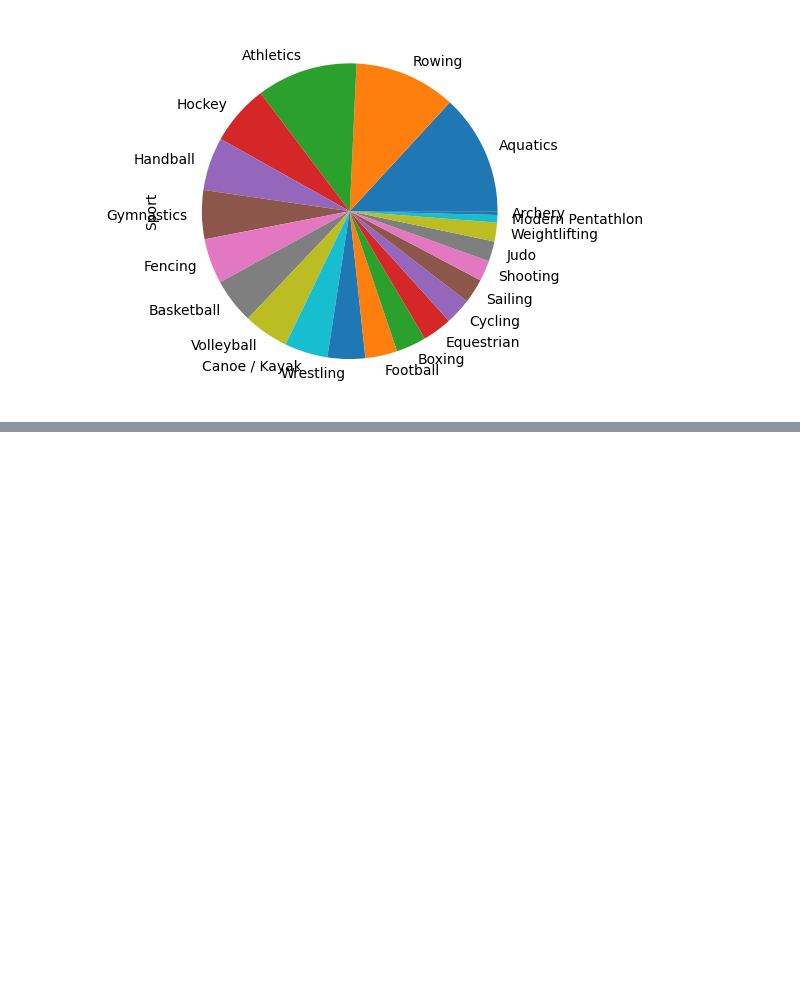
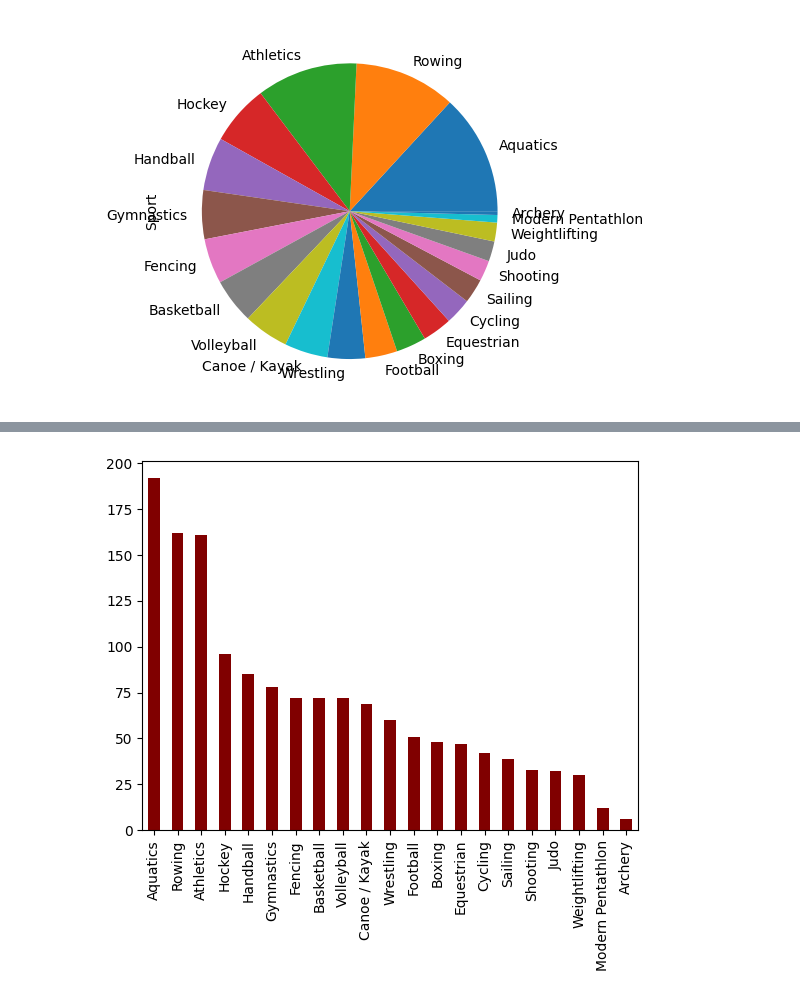
Before and after one commit to dbasdanis/python_practice, a Jupyter notebook: pandas/pandas_doc.ipynb, the cells around one changed output, grey strips where cells are left out. Saved outputs shown, nothing was run; the diff lists cells and outputs as text; code cells hidden in the pictures; blank space fills up the shorter version.

```diff
--- a/pandas/pandas_doc.ipynb
+++ b/pandas/pandas_doc.ipynb
@@ -485,0 +492,4 @@ fo.Sport.value_counts().plot(kind='pie');
+# %%
+fo.Sport.value_counts().plot(kind='bar',color='maroon');
+# %% [output]
+[figure, added]
```
Also changed, not shown: parts of 2 cells of this notebook.
